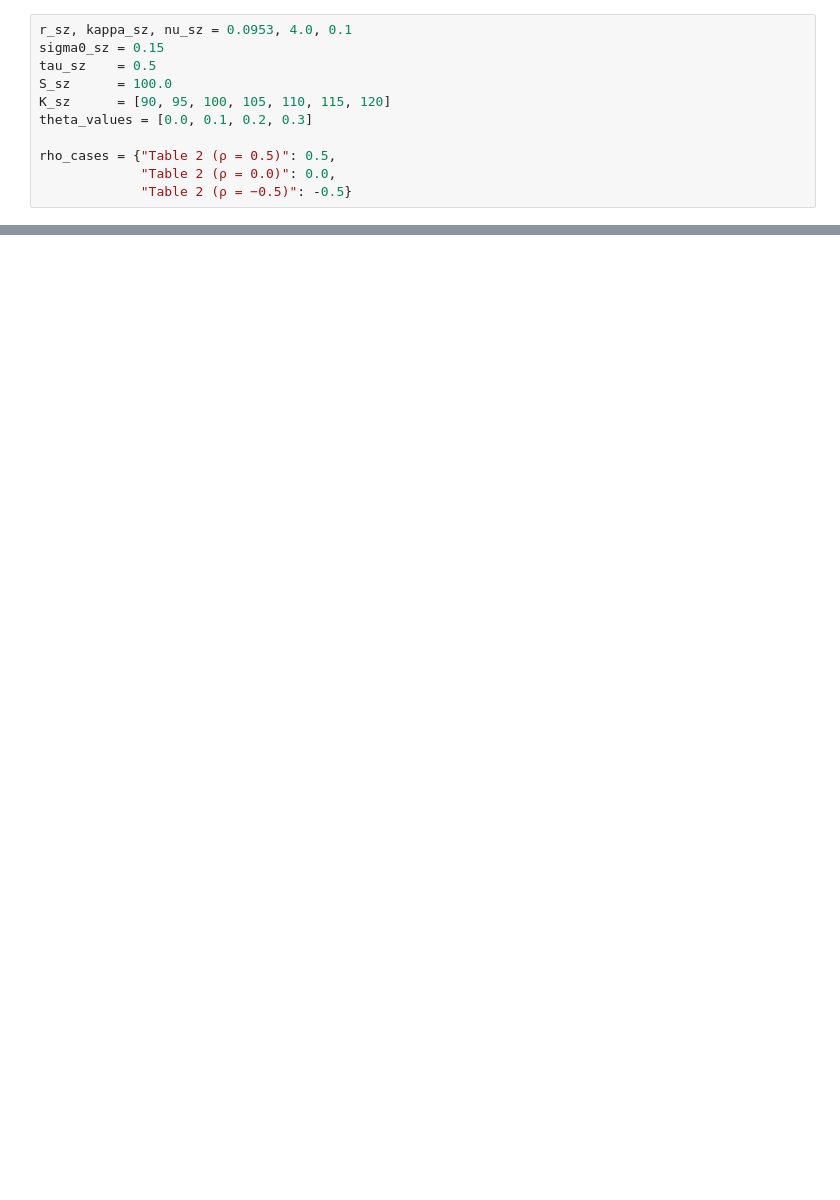
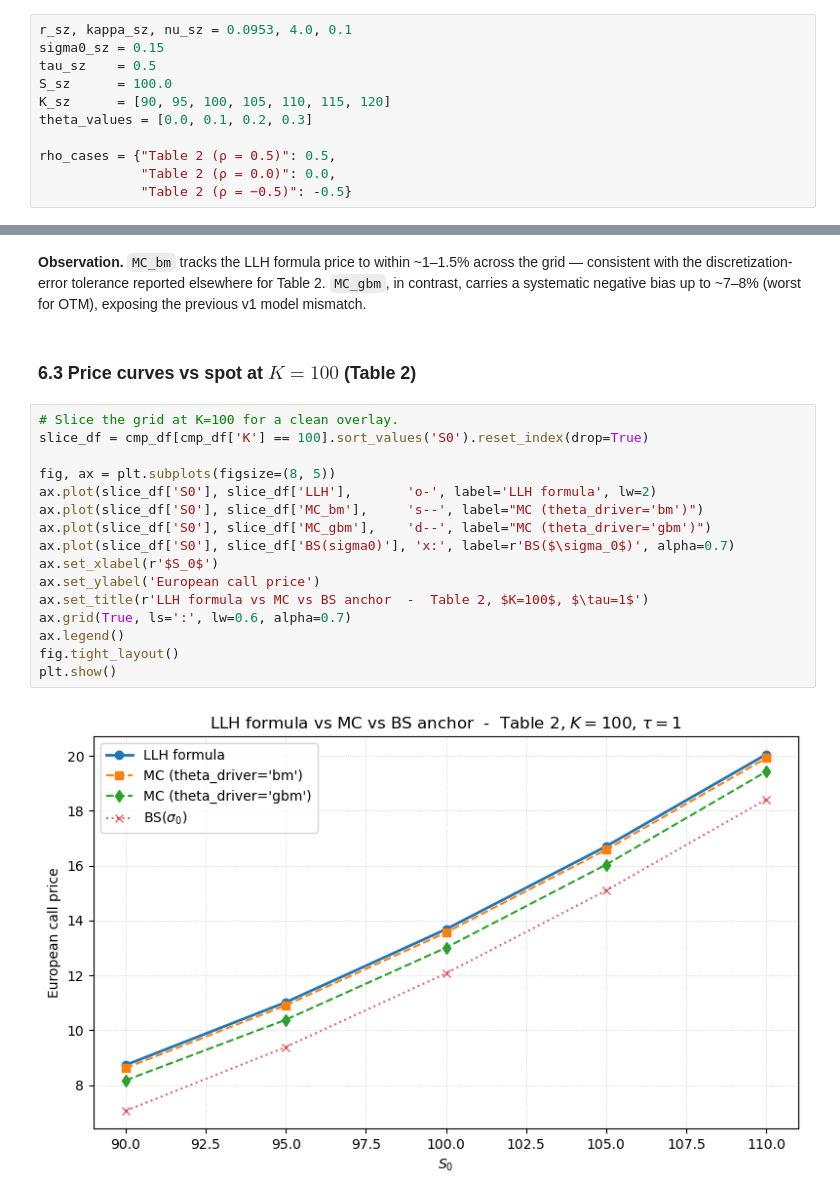
Before and after one commit to ramiuness/american-option-pricing-stoch-vol, a Jupyter notebook: notebooks/european_pricing.ipynb, the cells around one changed output, grey strips where cells are left out. Drawn from its saved outputs; the diff is of its cells as text; blank space fills up the shorter version.

```diff
--- a/notebooks/european_pricing.ipynb
+++ b/notebooks/european_pricing.ipynb
@@ -512,0 +799,22 @@ for name, df in tables.items():
+# %% [markdown]
+**Observation.** `MC_bm` tracks the LLH formula price to within ~1–1.5% across the grid — consistent with the discretization-error tolerance reported elsewhere for Table 2. `MC_gbm`, in contrast, carries a systematic negative bias up to ~7–8% (worst for OTM), exposing the previous v1 model mismatch.
+# %% [markdown]
+### 6.3 Price curves vs spot at $K = 100$ (Table 2)
+# %%
+# Slice the grid at K=100 for a clean overlay.
+slice_df = cmp_df[cmp_df['K'] == 100].sort_values('S0').reset_index(drop=True)
+
+fig, ax = plt.subplots(figsize=(8, 5))
+ax.plot(slice_df['S0'], slice_df['LLH'],       'o-', label='LLH formula', lw=2)
+ax.plot(slice_df['S0'], slice_df['MC_bm'],     's--', label="MC (theta_driver='bm')")
+ax.plot(slice_df['S0'], slice_df['MC_gbm'],    'd--', label="MC (theta_driver='gbm')")
+ax.plot(slice_df['S0'], slice_df['BS(sigma0)'], 'x:', label=r'BS($\sigma_0$)', alpha=0.7)
+ax.set_xlabel(r'$S_0$')
+ax.set_ylabel('European call price')
+ax.set_title(r'LLH formula vs MC vs BS anchor  -  Table 2, $K=100$, $\tau=1$')
+ax.grid(True, ls=':', lw=0.6, alpha=0.7)
+ax.legend()
+fig.tight_layout()
+plt.show()
+# %% [output]
+[figure, added]
```
Also changed, not shown: parts of 33 cells of this notebook, 24 other files.
